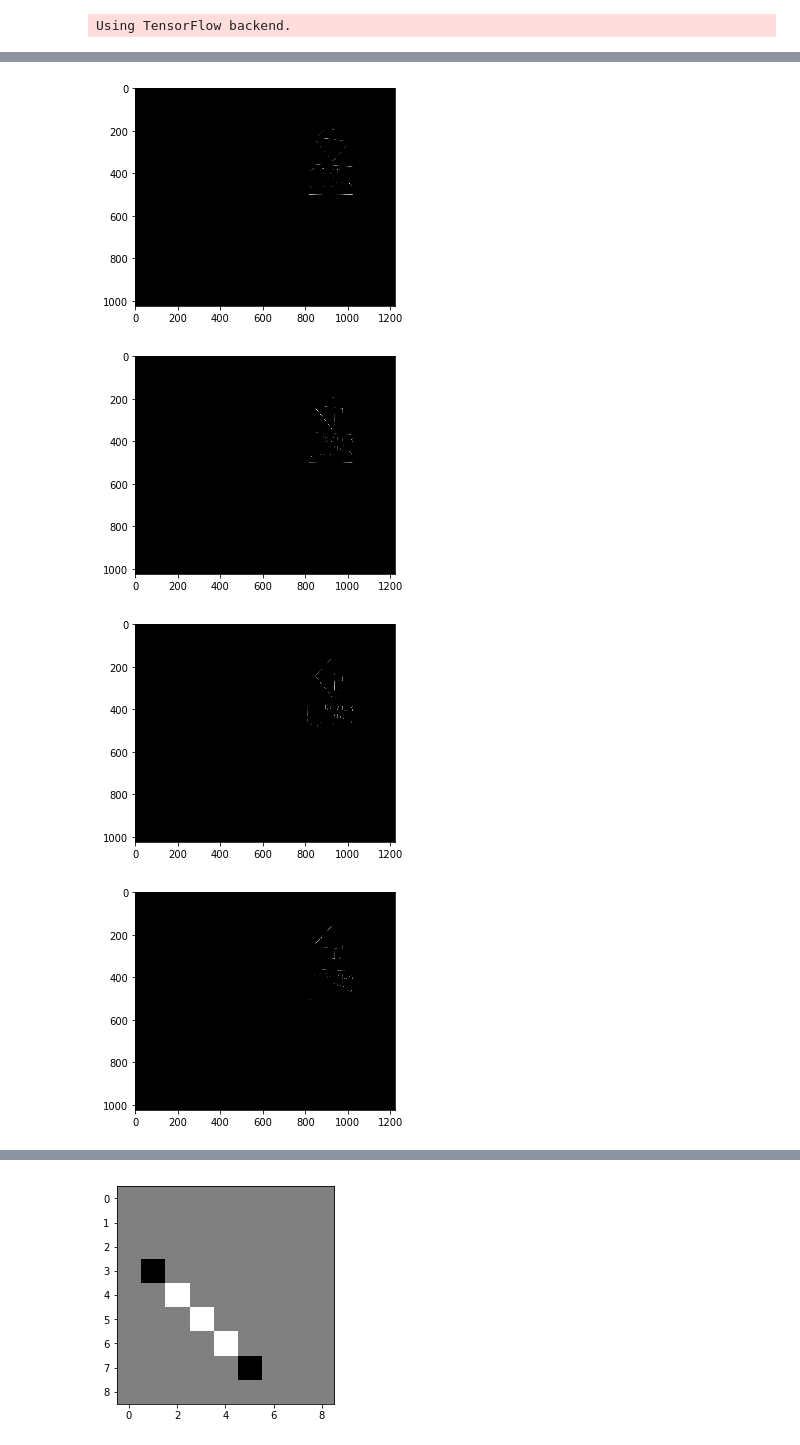
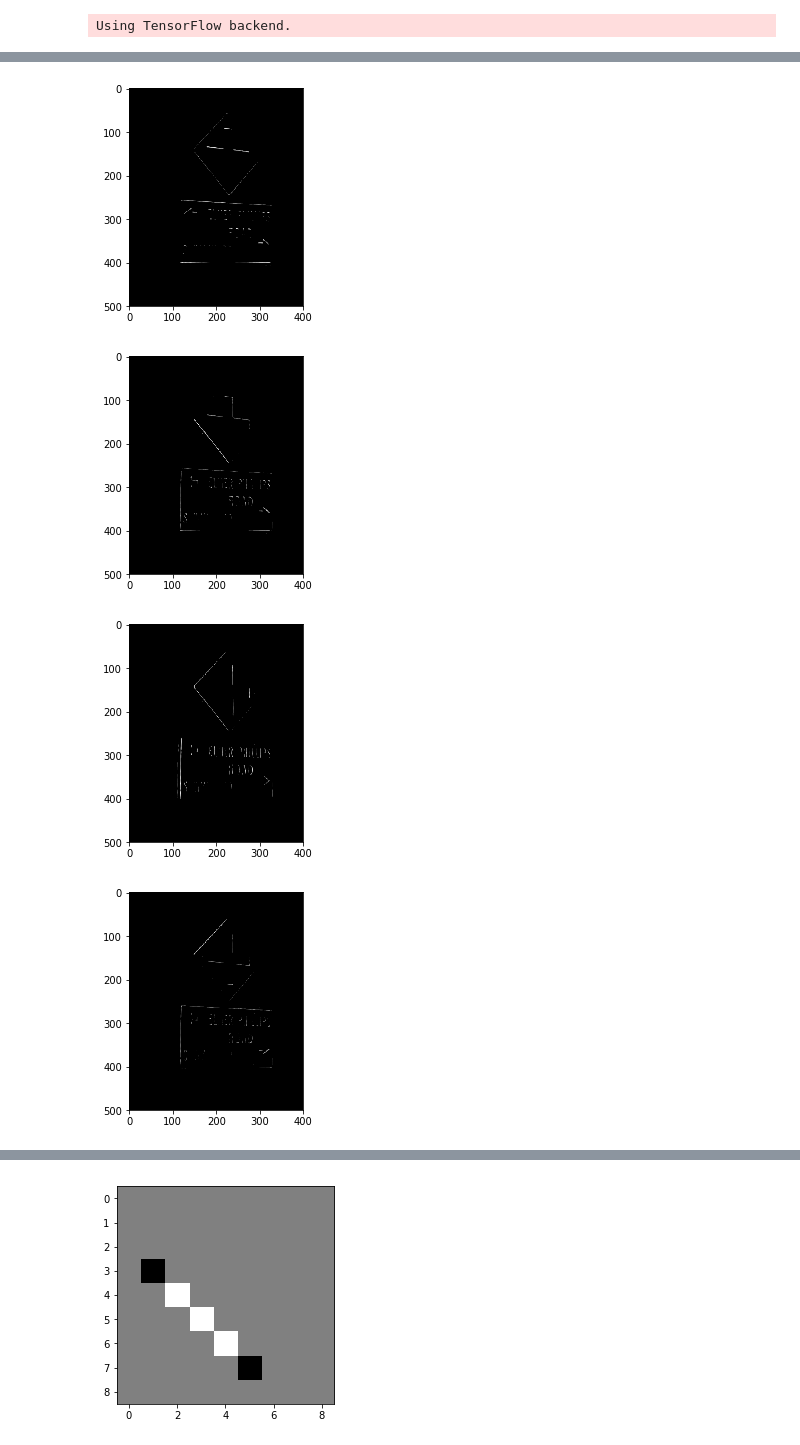
Before and after one commit to anliec/keras-cv, a Jupyter notebook: proof_of_concept.ipynb, the cells around one changed output, grey strips where cells are left out. Saved outputs shown, nothing was run; the diff lists cells and outputs as text; code cells hidden in the pictures.

```diff
--- a/proof_of_concept.ipynb
+++ b/proof_of_concept.ipynb
@@ -58,7 +70,9 @@ model_network.layers[1].set_weights((first_layer_kernel, first_layer_bias))
 # %%
 im = cv2.imread("test.jpg")
 im = cv2.cvtColor(im, cv2.COLOR_BGR2RGB)
+im = im[100:600, 700:1100, :]
 # im = cv2.cvtColor(im, cv2.COLOR_BGR2GRAY)
 print(im.shape)
 plt.imshow(im)
+cv2.imwrite("base_image.jpg", cv2.cvtColor(im, cv2.COLOR_RGB2BGR))
 # %% [output]
@@ -73,0 +88,7 @@ print(results.shape)
+# %%
+for i in range(fl_filter_count):
+    plt.imshow(first_layer_kernel[:,:,:,i])
+    plt.show()
+    t = first_layer_kernel[:,:,:,i] / first_layer_kernel.max() * 255
+    t = cv2.cvtColor(t.astype(np.uint8), cv2.COLOR_RGB2BGR)
+    cv2.imwrite("edge_{}.png".format(i), t)
@@ -74,13 +109,14 @@ print(results.shape)
 # %%
 for i in range(fl_filter_count):
 #     for j in range(fl_input_filters):
 #         print(first_layer_kernel[:,:,j,i].reshape(fl_kernel_size,fl_kernel_size))
 #     plt.imshow(first_layer_kernel[:,:,:,i])
 #     plt.show()
     plt.imshow(results[0, :, :, i], cmap='gray')
     plt.show()
+    cv2.imwrite("edge_res_{}.png".format(i), results[0, :, :, i])
 # %% [output]
-[figure, old version]
+[figure, new version]
-[figure, old version]
+[figure, new version]
-[figure, old version]
+[figure, new version]
-[figure, old version]
+[figure, new version]
```
Also changed, not shown: parts of 5 cells of this notebook, 1 other file.
